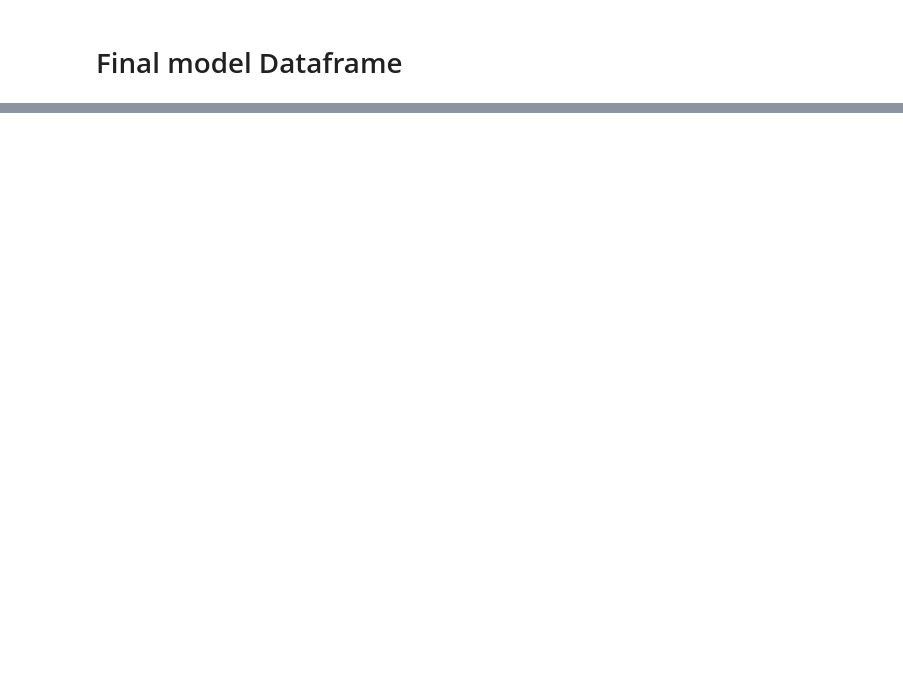
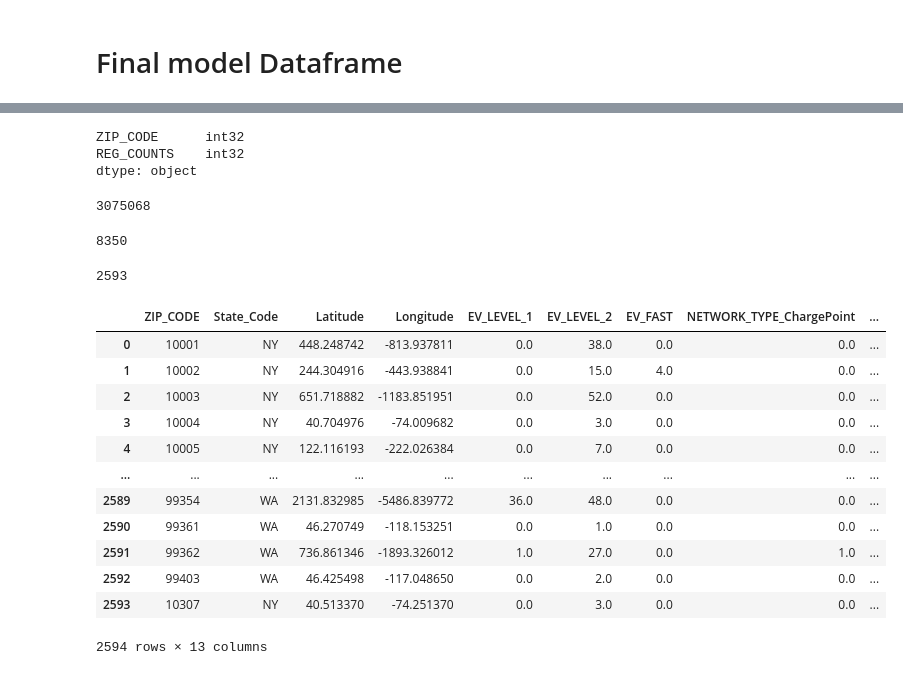
Before and after one commit to jmmadson/data_miners, a Jupyter notebook: visualization/data_miners_preprocessing_CL.ipynb, the cells around one changed output, grey strips where cells are left out. Drawn from its saved outputs; the diff is of its cells as text; code cells hidden in the pictures; blank space fills up the shorter version.

```diff
--- a/visualization/data_miners_preprocessing_CL.ipynb
+++ b/visualization/data_miners_preprocessing_CL.ipynb
@@ -125,0 +208,4 @@ registration_df
+# %%
+# count each level type by zip code
+registration_df = registration_df.groupby(['ZIP_CODE'], as_index=False).sum()
+registration_df
@@ -126,3 +226,6 @@ registration_df
+# %%
+registration_df['REG_COUNTS'] = registration_df['REG_COUNTS'].astype(int)
+registration_df['ZIP_CODE'] = registration_df['ZIP_CODE'].astype(int)
 # %% [markdown]
 # Preprocessing Median Income Data
 # %%
@@ -198,0 +344,2 @@ model_df.dtypes
+# %%
+model_df['ZIP_CODE'] = model_df['ZIP_CODE'].astype(int)
@@ -199,4 +364,47 @@ model_df.dtypes
+# %%
+registration_df.dtypes
+# %% [output]
+ZIP_CODE      int32
+REG_COUNTS    int32
+dtype: object
+# %%
+registration_df.REG_COUNTS.sum()
+# %% [output]
+3075068
+# %%
+registration_df.ZIP_CODE.nunique()
+# %% [output]
+8350
 # %%
-model_df
+model_df.ZIP_CODE.nunique()
+# %% [output]
+2593
+# %%
+# merge the data frame with registration_df
+model_df = model_df.merge(registration_df, how='outer', on='ZIP_CODE')
+
+# fill nans with zero
+model_df['REG_COUNTS'] = model_df['REG_COUNTS'].fillna(0)
+
+#model_df = model_df.dropna(how='all')
+
+# change data type for sorting and merging
+model_df['REG_COUNTS'] = model_df['REG_COUNTS'].astype(int)
+
+model_df
+# %% [output]
+|  | ZIP_CODE | State_Code | Latitude | Longitude | EV_LEVEL_1 | EV_LEVEL_2 | EV_FAST | NETWORK_TYPE_ChargePoint | ... |
+| 0 | 10001 | NY | 448.248742 | -813.937811 | 0.0 | 38.0 | 0.0 | 0.0 | ... |
+| 1 | 10002 | NY | 244.304916 | -443.938841 | 0.0 | 15.0 | 4.0 | 0.0 | ... |
+| 2 | 10003 | NY | 651.718882 | -1183.851951 | 0.0 | 52.0 | 0.0 | 0.0 | ... |
+| 3 | 10004 | NY | 40.704976 | -74.009682 | 0.0 | 3.0 | 0.0 | 0.0 | ... |
+| 4 | 10005 | NY | 122.116193 | -222.026384 | 0.0 | 7.0 | 0.0 | 0.0 | ... |
+| ... | ... | ... | ... | ... | ... | ... | ... | ... | ... |
+| 2589 | 99354 | WA | 2131.832985 | -5486.839772 | 36.0 | 48.0 | 0.0 | 0.0 | ... |
+| 2590 | 99361 | WA | 46.270749 | -118.153251 | 0.0 | 1.0 | 0.0 | 0.0 | ... |
+| 2591 | 99362 | WA | 736.861346 | -1893.326012 | 1.0 | 27.0 | 0.0 | 1.0 | ... |
+| 2592 | 99403 | WA | 46.425498 | -117.048650 | 0.0 | 2.0 | 0.0 | 0.0 | ... |
+| 2593 | 10307 | NY | 40.513370 | -74.251370 | 0.0 | 3.0 | 0.0 | 0.0 | ... |
+2594 rows × 13 columns
 # %%
 model_df.nunique()
```
Also changed, not shown: parts of 34 cells of this notebook, 4 other files.
